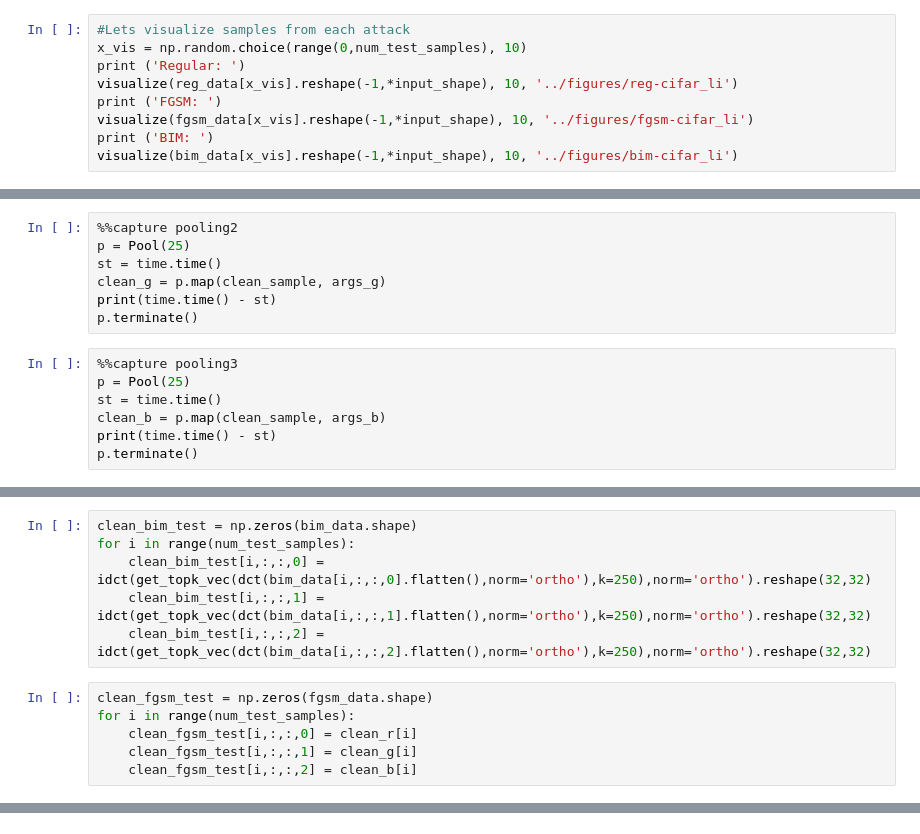
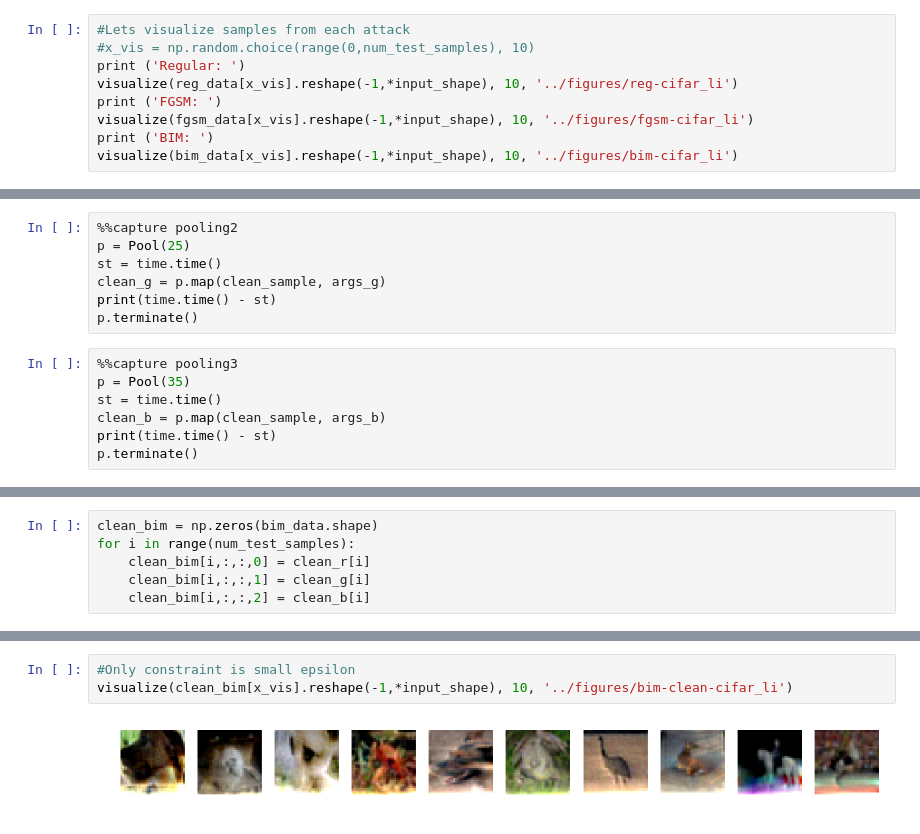
Before and after one commit to jasjeetIM/recovering_compressible_signals, a Jupyter notebook: notebooks/CIFAR-L-inf-DS.ipynb, the cells around one changed output, grey strips where cells are left out. Saved outputs shown, nothing was run; the diff lists cells and outputs as text.

```diff
--- a/notebooks/CIFAR-L-inf-DS.ipynb
+++ b/notebooks/CIFAR-L-inf-DS.ipynb
@@ -129,7 +129,7 @@ Training Data:
 [figure]
 # %%
 #Lets visualize samples from each attack
-x_vis = np.random.choice(range(0,num_test_samples), 10)
+#x_vis = np.random.choice(range(0,num_test_samples), 10)
 print ('Regular: ')
 visualize(reg_data[x_vis].reshape(-1,*input_shape), 10, '../figures/reg-cifar_li')
 print ('FGSM: ')
@@ -236,7 +236,7 @@ print(time.time() - st)
 p.terminate()
 # %%
 %%capture pooling3
-p = Pool(25)
+p = Pool(35)
 st = time.time()
 clean_b = p.map(clean_sample, args_b)
 print(time.time() - st)
@@ -248,12 +244,6 @@ tset
-# %%
-clean_bim_test = np.zeros(bim_data.shape)
-for i in range(num_test_samples):
-    clean_bim_test[i,:,:,0] = idct(get_topk_vec(dct(bim_data[i,:,:,0].flatten(),norm='ortho'),k=250),norm='ortho').reshape(32,32)
-    clean_bim_test[i,:,:,1] = idct(get_topk_vec(dct(bim_data[i,:,:,1].flatten(),norm='ortho'),k=250),norm='ortho').reshape(32,32)
-    clean_bim_test[i,:,:,2] = idct(get_topk_vec(dct(bim_data[i,:,:,2].flatten(),norm='ortho'),k=250),norm='ortho').reshape(32,32)
 # %%
-clean_fgsm_test = np.zeros(fgsm_data.shape)
+clean_bim = np.zeros(bim_data.shape)
 for i in range(num_test_samples):
-    clean_fgsm_test[i,:,:,0] = clean_r[i]
-    clean_fgsm_test[i,:,:,1] = clean_g[i]
-    clean_fgsm_test[i,:,:,2] = clean_b[i]
+    clean_bim[i,:,:,0] = clean_r[i]
+    clean_bim[i,:,:,1] = clean_g[i]
+    clean_bim[i,:,:,2] = clean_b[i]
@@ -271 +250,6 @@ visualize(clean_bim_test[0:10].reshape(-1,*input_shape), 10, '../figures/fgsm-cl
+# %%
+#Only constraint is small epsilon
+visualize(clean_bim[x_vis].reshape(-1,*input_shape), 10, '../figures/bim-clean-cifar_li')
+# %% [output]
+[figure, added]
 # %%
```
Also changed, not shown: parts of 6 cells of this notebook, 2 other files.
